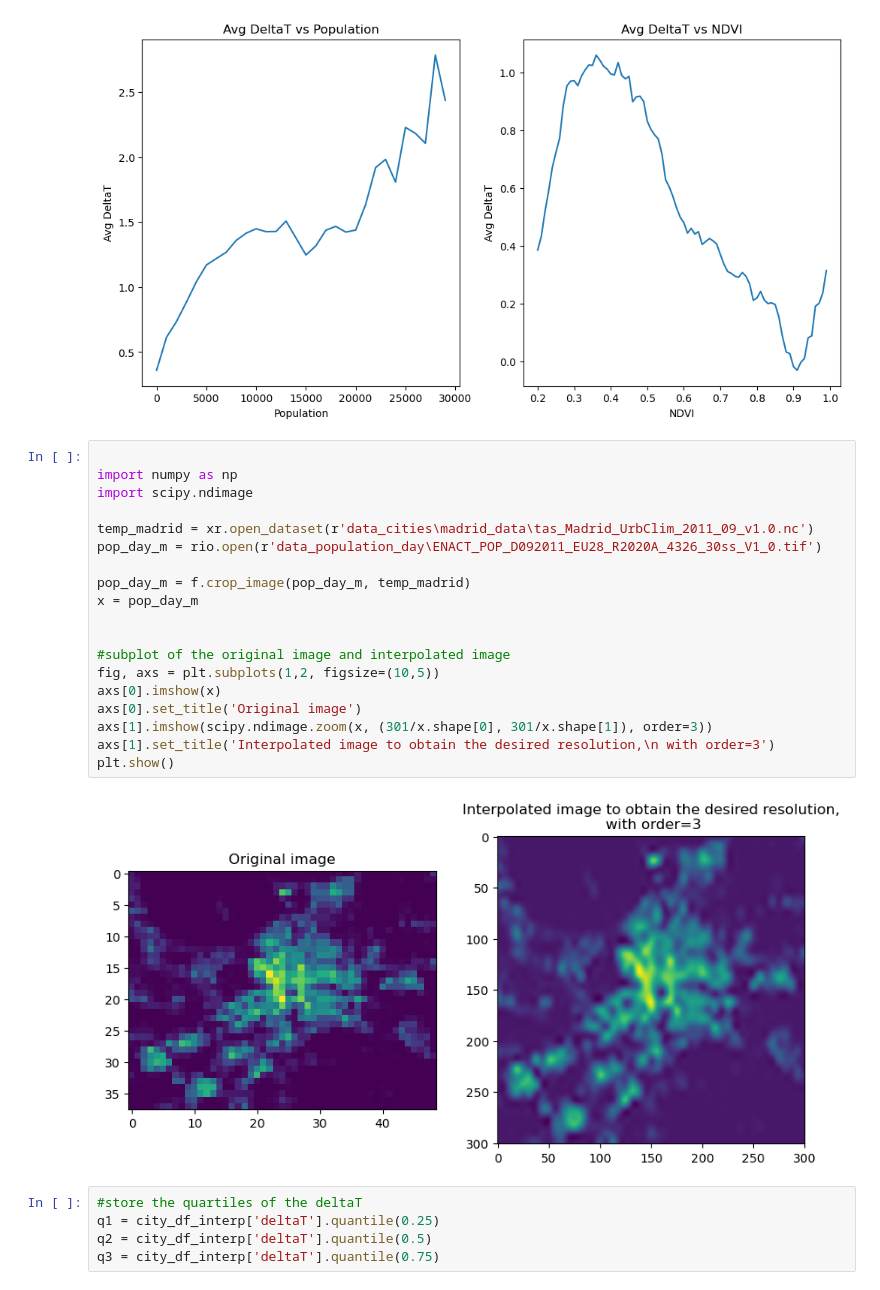
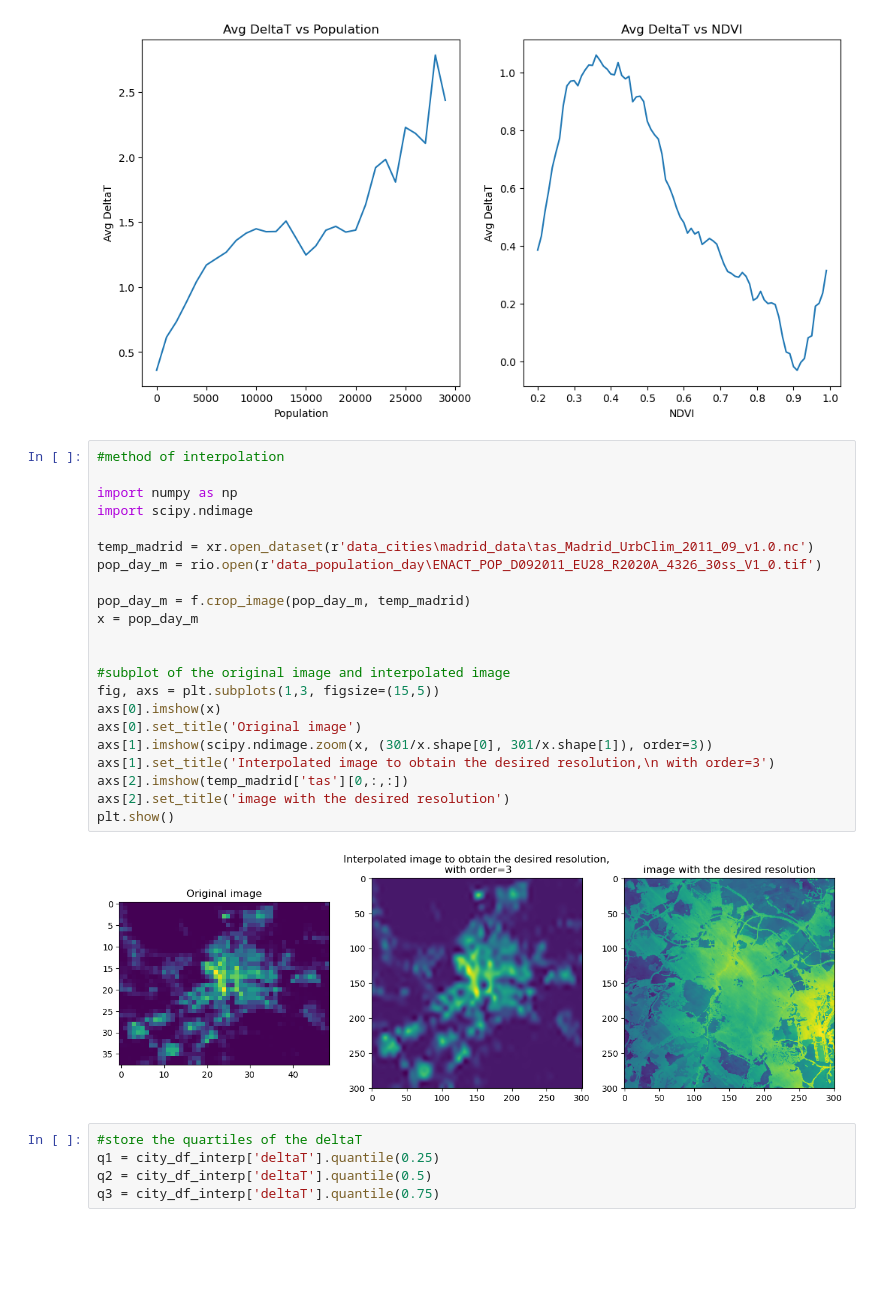
Before and after one commit to christopherogerepfl/UHI_prediction, a Jupyter notebook: task1.ipynb, the cells around one changed output. Cells and saved outputs as stored; diff of their text form; blank space fills up the shorter version.

```diff
--- a/task1.ipynb
+++ b/task1.ipynb
@@ -217,26 +155,29 @@ axs[1].set_title('Avg DeltaT vs NDVI')
 Text(0.5, 1.0, 'Avg DeltaT vs NDVI')
 [figure]
 # %%
+#method of interpolation
 
 import numpy as np
 import scipy.ndimage
 
 temp_madrid = xr.open_dataset(r'data_cities\madrid_data\tas_Madrid_UrbClim_2011_09_v1.0.nc')
 pop_day_m = rio.open(r'data_population_day\ENACT_POP_D092011_EU28_R2020A_4326_30ss_V1_0.tif')
 
 pop_day_m = f.crop_image(pop_day_m, temp_madrid)
 x = pop_day_m
 
 
 #subplot of the original image and interpolated image
-fig, axs = plt.subplots(1,2, figsize=(10,5))
+fig, axs = plt.subplots(1,3, figsize=(15,5))
 axs[0].imshow(x)
 axs[0].set_title('Original image')
 axs[1].imshow(scipy.ndimage.zoom(x, (301/x.shape[0], 301/x.shape[1]), order=3))
 axs[1].set_title('Interpolated image to obtain the desired resolution,\n with order=3')
+axs[2].imshow(temp_madrid['tas'][0,:,:])
+axs[2].set_title('image with the desired resolution')
 plt.show()
 # %% [output]
-[figure, old version]
+[figure, new version]
 # %%
 #store the quartiles of the deltaT
 q1 = city_df_interp['deltaT'].quantile(0.25)
```
Also changed, not shown: parts of 14 cells of this notebook, 2 other files.
